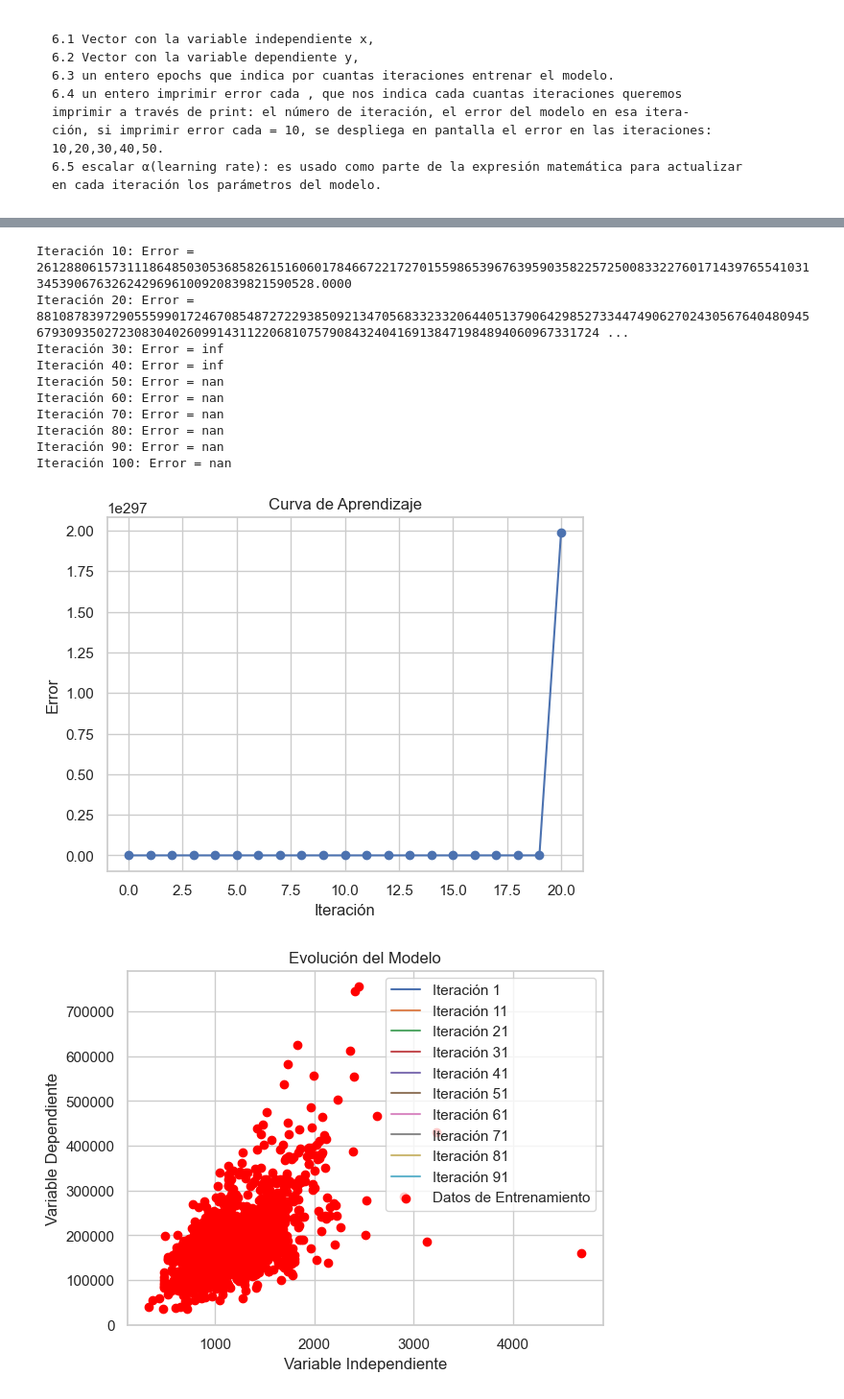
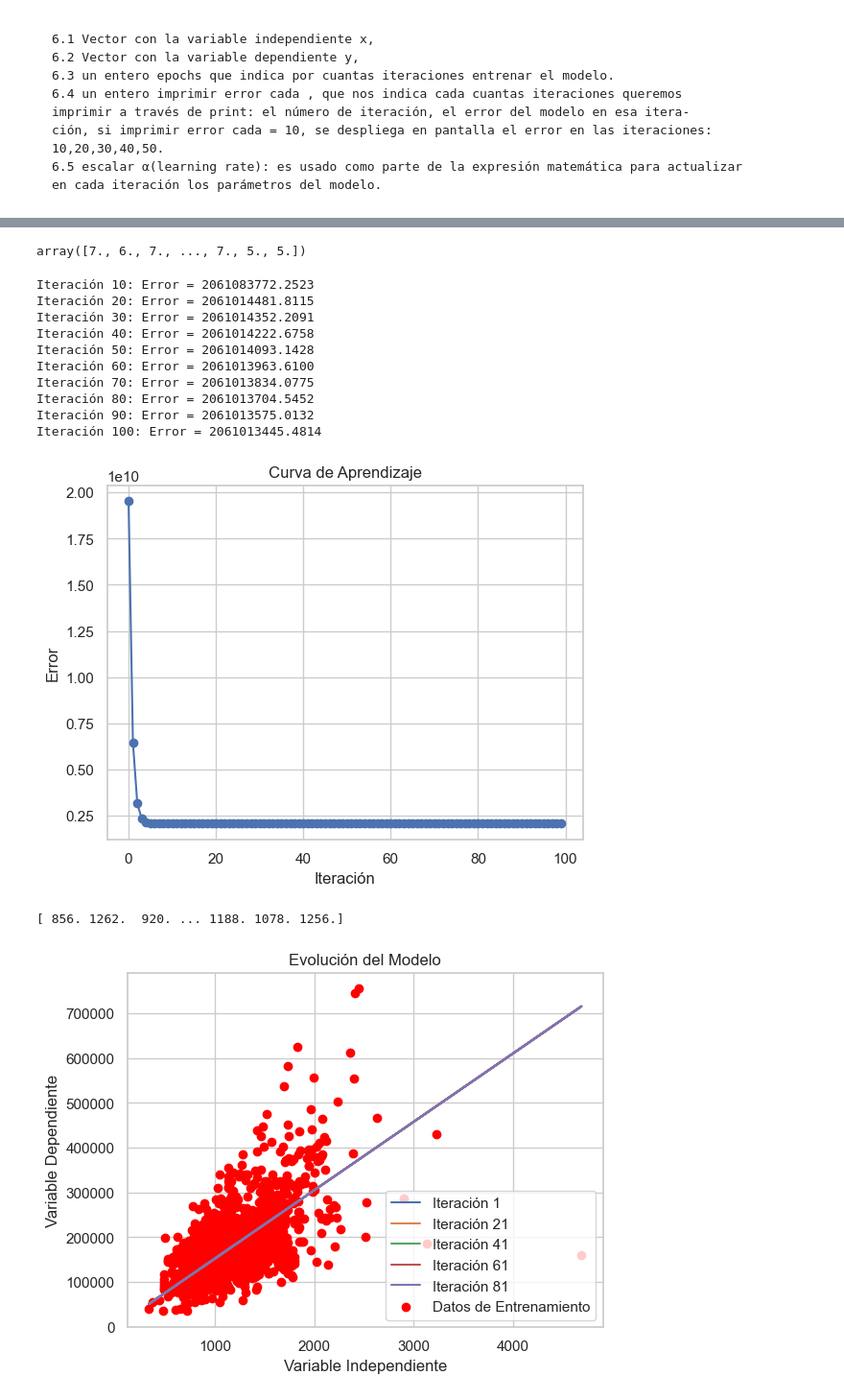
Before and after one commit to luistunag/Proyecto1, a Jupyter notebook: 22003085_LuisTun_Proyecto1.ipynb, the cells around one changed output, grey strips where cells are left out. Shown at 96% size. Cells and saved outputs as stored; diff of their text form; code cells hidden in the pictures.

Commit message:
Actualizando el Notebook del Proyecto

```diff
--- a/22003085_LuisTun_Proyecto1.ipynb
+++ b/22003085_LuisTun_Proyecto1.ipynb
@@ -32,7 +32,7 @@ import matplotlib.pyplot as plt
 from sklearn.linear_model import LinearRegression
 # %%
 # Define el directorio de los datos a trabajar
-path_data = "/Users/luistun/Maestria/curso_ciencia_datos_python/proyecto_data/"
+path_data = "/Users/luistun/Maestria/Proyecto1/proyecto_data/"
 # %%
 # Carga el archivo
 datos = np.load(path_data + 'proyecto_training_data.npy')
@@ -297,19 +301,24 @@ Pies_Cuadrados_Primer_Piso = variables_independientes[:,1]
+# %%
+Calificacion_General
+# %% [output]
+array([7., 6., 7., ..., 7., 5., 5.])
 # %%
-# Iniciar la función
-modelo = RegresionLineal()
-modelo.entrenar_modelo(Pies_Cuadrados_Primer_Piso, y, epochs=100, imprimir_error_cada=10, alpha=10)
-modelo.graficar_curva_aprendizaje()
-modelo.graficar_modelo_evolutivo(x, y, n=10)
+# Iniciar la función para la variable Pies_Cuadrados_Primer_Piso
+modelo1 = RegresionLineal()
+modelo1.entrenar_modelo(Pies_Cuadrados_Primer_Piso, y, epochs=100, imprimir_error_cada=10, alpha=0.000001)
+modelo1.graficar_curva_aprendizaje()
+modelo1.graficar_modelo_evolutivo(Pies_Cuadrados_Primer_Piso, y, n=20)
 # %% [output]
-Iteración 10: Error = 26128806157311186485030536858261516060178466722172701559865396763959035822572500833227601714397655410313453906763262429696100920839821590528.0000
-Iteración 20: Error = 8810878397290555990172467085487272293850921347056833233206440513790642985273344749062702430567640480945679309350272308304026099143112206810757908432404169138471984894060967331724 ...
-Iteración 30: Error = inf
-Iteración 40: Error = inf
-Iteración 50: Error = nan
-Iteración 60: Error = nan
-Iteración 70: Error = nan
-Iteración 80: Error = nan
-Iteración 90: Error = nan
-Iteración 100: Error = nan
+Iteración 10: Error = 2061083772.2523
+Iteración 20: Error = 2061014481.8115
+Iteración 30: Error = 2061014352.2091
+Iteración 40: Error = 2061014222.6758
+Iteración 50: Error = 2061014093.1428
+Iteración 60: Error = 2061013963.6100
+Iteración 70: Error = 2061013834.0775
+Iteración 80: Error = 2061013704.5452
+Iteración 90: Error = 2061013575.0132
+Iteración 100: Error = 2061013445.4814
-[figure, old version]
+[figure, new version]
+[ 856. 1262.  920. ... 1188. 1078. 1256.]
-[figure, old version]
+[figure, new version]
```
Also changed, not shown: parts of 2 cells of this notebook.
